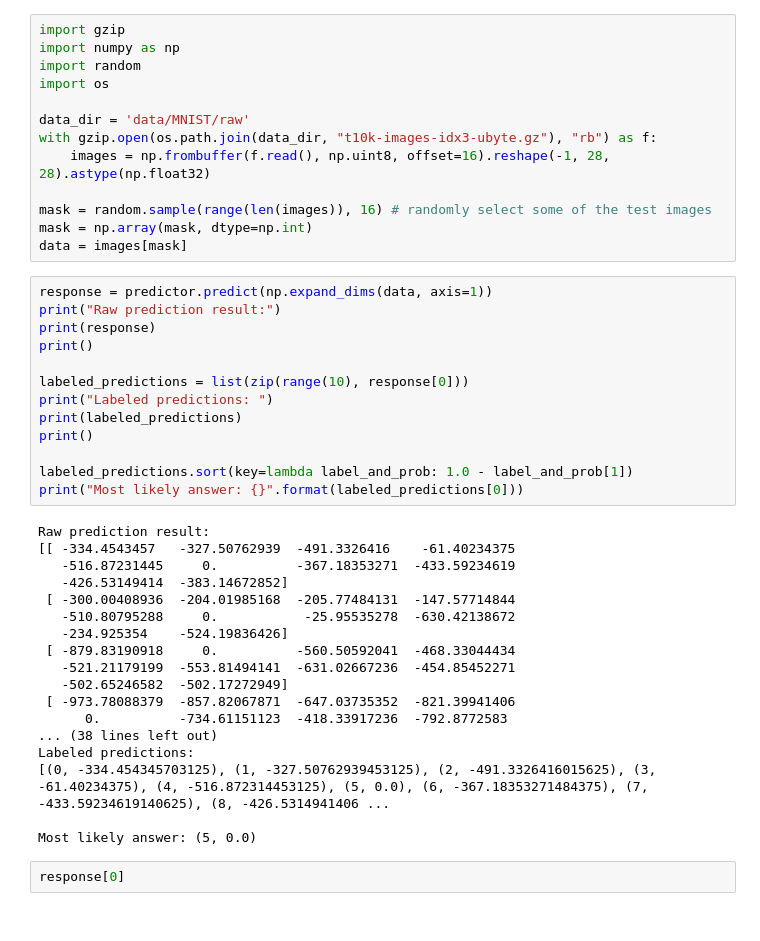
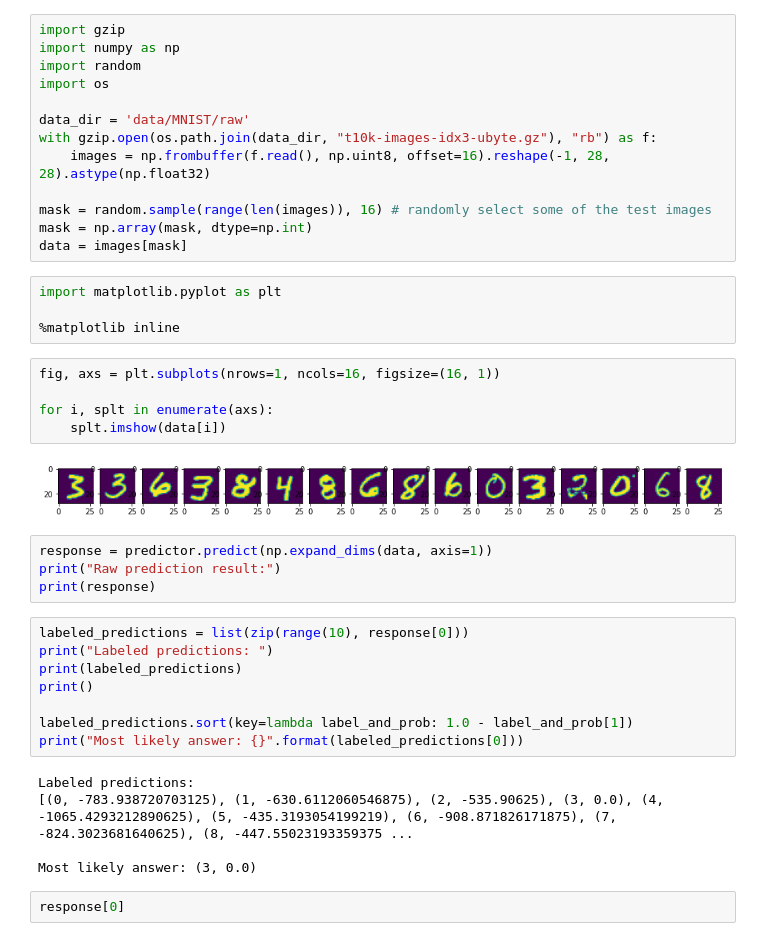
Before and after one commit to lunarian60/sagemaker-byo, a Jupyter notebook: byos/pytorch/pytorch-mnist.ipynb, the cells around one changed output. Cells and saved outputs as stored; diff of their text form.

Commit message:
added evaluation of the prediction

```diff
--- a/byos/pytorch/pytorch-mnist.ipynb
+++ b/byos/pytorch/pytorch-mnist.ipynb
@@ -200,12 +200,22 @@ with gzip.open(os.path.join(data_dir, "t10k-images-idx3-ubyte.gz"), "rb") as f:
 mask = random.sample(range(len(images)), 16) # randomly select some of the test images
 mask = np.array(mask, dtype=np.int)
 data = images[mask]
+# %%
+import matplotlib.pyplot as plt
+
+%matplotlib inline
+# %%
+fig, axs = plt.subplots(nrows=1, ncols=16, figsize=(16, 1))
+
+for i, splt in enumerate(axs):
+    splt.imshow(data[i])
+# %% [output]
+[figure, added]
+# %%
+response = predictor.predict(np.expand_dims(data, axis=1))
+print("Raw prediction result:")
+print(response)
 # %%
-response = predictor.predict(np.expand_dims(data, axis=1))
-print("Raw prediction result:")
-print(response)
-print()
-
 labeled_predictions = list(zip(range(10), response[0]))
 print("Labeled predictions: ")
 print(labeled_predictions)
@@ -214,23 +224,10 @@ print()
 labeled_predictions.sort(key=lambda label_and_prob: 1.0 - label_and_prob[1])
 print("Most likely answer: {}".format(labeled_predictions[0]))
 # %% [output]
-Raw prediction result:
-[[ -334.4543457   -327.50762939  -491.3326416    -61.40234375
-   -516.87231445     0.          -367.18353271  -433.59234619
-   -426.53149414  -383.14672852]
- [ -300.00408936  -204.01985168  -205.77484131  -147.57714844
-   -510.80795288     0.           -25.95535278  -630.42138672
-   -234.925354    -524.19836426]
- [ -879.83190918     0.          -560.50592041  -468.33044434
-   -521.21179199  -553.81494141  -631.02667236  -454.85452271
-   -502.65246582  -502.17272949]
- [ -973.78088379  -857.82067871  -647.03735352  -821.39941406
-      0.          -734.61151123  -418.33917236  -792.8772583
-... (38 lines left out)
 Labeled predictions:
-[(0, -334.454345703125), (1, -327.50762939453125), (2, -491.3326416015625), (3, -61.40234375), (4, -516.872314453125), (5, 0.0), (6, -367.18353271484375), (7, -433.59234619140625), (8, -426.5314941406 ...
+[(0, -783.938720703125), (1, -630.6112060546875), (2, -535.90625), (3, 0.0), (4, -1065.4293212890625), (5, -435.3193054199219), (6, -908.871826171875), (7, -824.3023681640625), (8, -447.55023193359375 ...
 
-Most likely answer: (5, 0.0)
+Most likely answer: (3, 0.0)
 # %%
 response[0]
 # %% [output]
```
Also changed, not shown: parts of 1 cell of this notebook.
